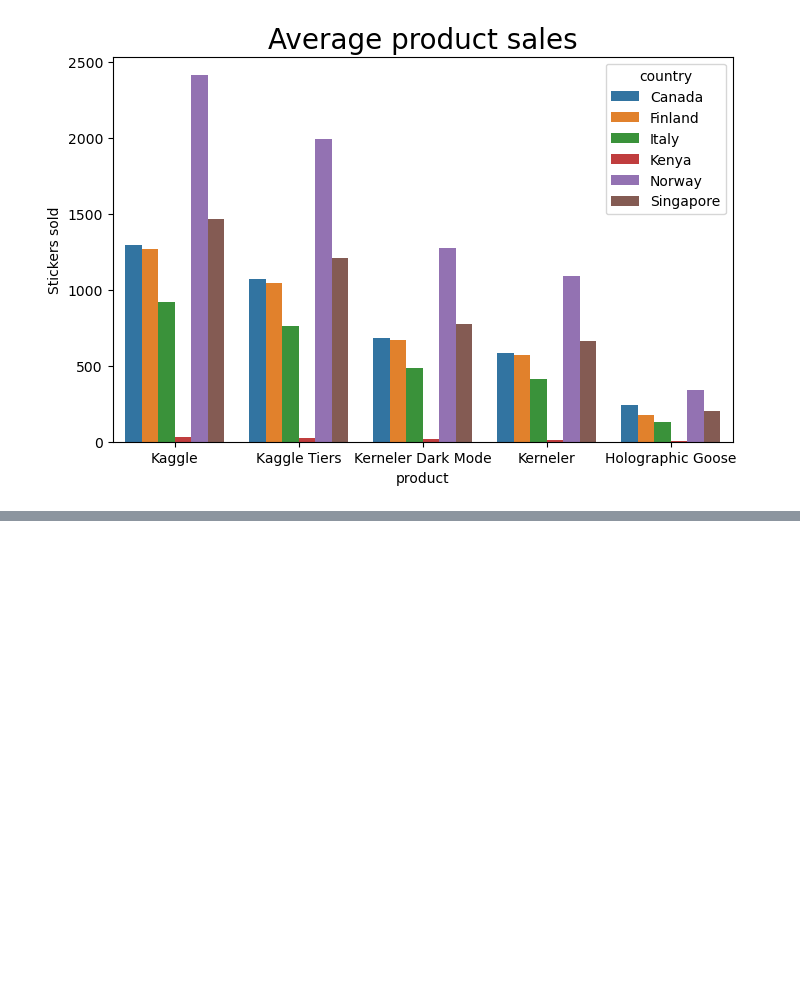
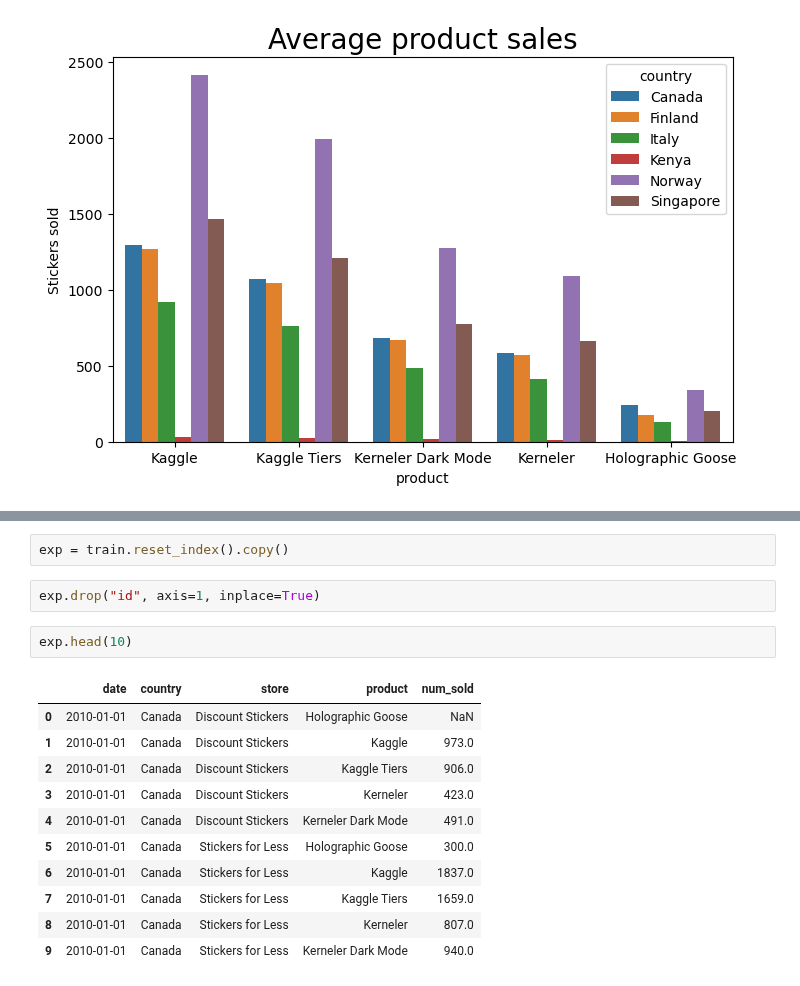
Before and after one commit to kamau96/Data_Science_Android_Web_Development, a Jupyter notebook: Data_Science_Development/Python_Programming/Stickers/stickers_model.ipynb, the cells around one changed output, grey strips where cells are left out. Cells and saved outputs as stored; diff of their text form; blank space fills up the shorter version.

```diff
--- a/Data_Science_Development/Python_Programming/Stickers/stickers_model.ipynb
+++ b/Data_Science_Development/Python_Programming/Stickers/stickers_model.ipynb
@@ -87,0 +102,18 @@ plt.show()
+# %%
+exp = train.reset_index().copy()
+# %%
+exp.drop("id", axis=1, inplace=True)
+# %%
+exp.head(10)
+# %% [output]
+|  | date | country | store | product | num_sold |
+| 0 | 2010-01-01 | Canada | Discount Stickers | Holographic Goose | NaN |
+| 1 | 2010-01-01 | Canada | Discount Stickers | Kaggle | 973.0 |
+| 2 | 2010-01-01 | Canada | Discount Stickers | Kaggle Tiers | 906.0 |
+| 3 | 2010-01-01 | Canada | Discount Stickers | Kerneler | 423.0 |
+| 4 | 2010-01-01 | Canada | Discount Stickers | Kerneler Dark Mode | 491.0 |
+| 5 | 2010-01-01 | Canada | Stickers for Less | Holographic Goose | 300.0 |
+| 6 | 2010-01-01 | Canada | Stickers for Less | Kaggle | 1837.0 |
+| 7 | 2010-01-01 | Canada | Stickers for Less | Kaggle Tiers | 1659.0 |
+| 8 | 2010-01-01 | Canada | Stickers for Less | Kerneler | 807.0 |
+| 9 | 2010-01-01 | Canada | Stickers for Less | Kerneler Dark Mode | 940.0 |
```
Also changed, not shown: parts of 2 cells of this notebook.
